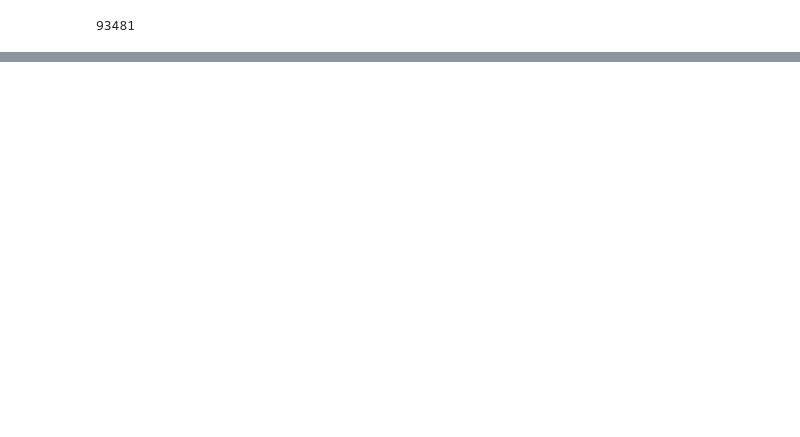
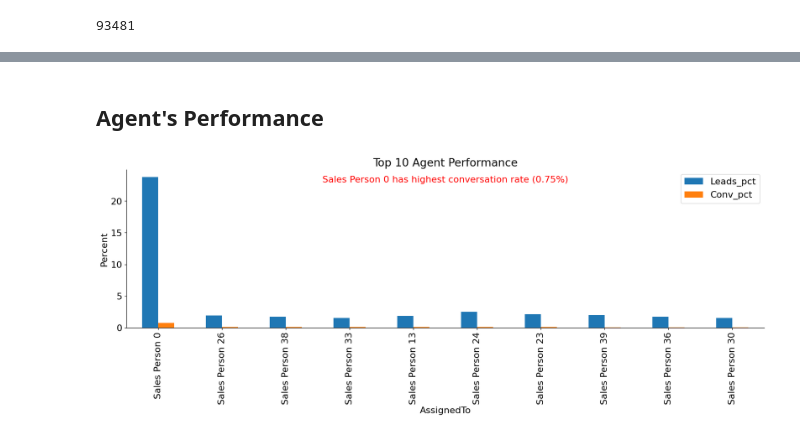
Before and after one commit to dakshbhatnagar/projects, a Jupyter notebook: sales_conversions/conversions.ipynb, the cells around one changed output, grey strips where cells are left out. Saved outputs shown, nothing was run; the diff lists cells and outputs as text; code cells hidden in the pictures; blank space fills up the shorter version.

```diff
--- a/sales_conversions/conversions.ipynb
+++ b/sales_conversions/conversions.ipynb
@@ -1008,0 +218,22 @@ In conclusion, these recommendations provide a strategic approach to optimizing
+# %% [markdown]
+## Agent's Performance
+# %%
+query = '''
+select AssignedTo,
+      round(count(*)*100.0/(select count(*) from travels),2) as Leads_pct,
+      round(count(ConvertedBy)*100.0/(select count(AssignedTo) from travels),2) as Conv_pct
+from travels
+group by 1
+order by 3 desc
+'''
+agent_df = pd.read_sql(query, conn)
+agent_df.set_index('AssignedTo').head(10).plot(kind='bar',
+                                  title='Top 10 Agent Performance')
+plt.text(0.5, 0.92, "Sales Person 0 has highest conversation rate (0.75%)",
+         color='red',
+         ha='center',
+         transform=plt.gca().transAxes)
+plt.ylabel('Percent')
+plt.show()
+# %% [output]
+[figure, added]
```
Also changed, not shown: parts of 137 cells of this notebook, 1 other file.
